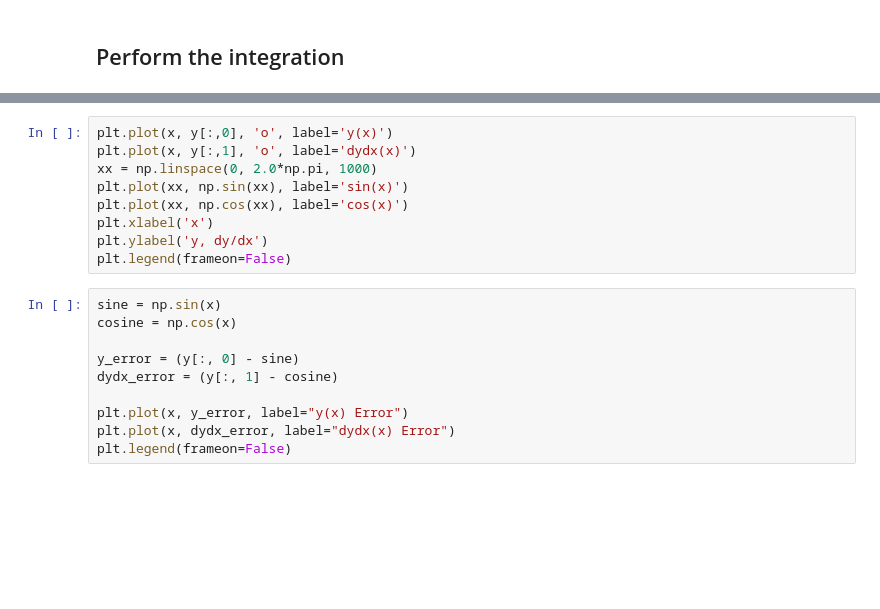
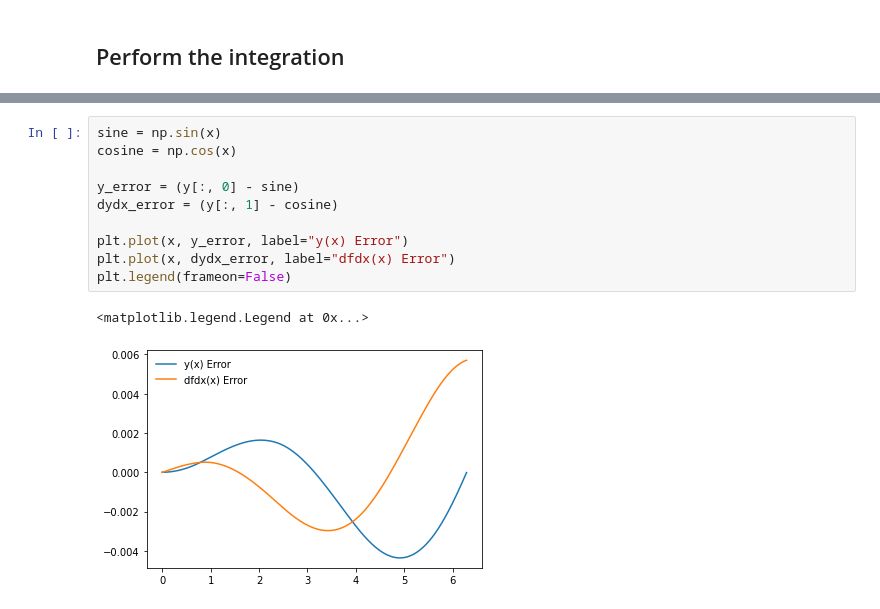
Before and after one commit to Aukau/Astr-119, a Jupyter notebook: astr-119-hw/astr-119-hw-6/hw-6.ipynb, the cells around one changed output, grey strips where cells are left out. Saved outputs shown, nothing was run; the diff lists cells and outputs as text; blank space fills up the shorter version.

```diff
--- a/astr-119-hw/astr-119-hw-6/hw-6.ipynb
+++ b/astr-119-hw/astr-119-hw-6/hw-6.ipynb
@@ -226,19 +255,13 @@ x,y = rk4_mv(dydx, a, b, y_0, tolerance)
-# %%
-plt.plot(x, y[:,0], 'o', label='y(x)')
-plt.plot(x, y[:,1], 'o', label='dydx(x)')
-xx = np.linspace(0, 2.0*np.pi, 1000)
-plt.plot(xx, np.sin(xx), label='sin(x)')
-plt.plot(xx, np.cos(xx), label='cos(x)')
-plt.xlabel('x')
-plt.ylabel('y, dy/dx')
-plt.legend(frameon=False)
 # %%
 sine = np.sin(x)
 cosine = np.cos(x)
 
 y_error = (y[:, 0] - sine)
 dydx_error = (y[:, 1] - cosine)
 
 plt.plot(x, y_error, label="y(x) Error")
-plt.plot(x, dydx_error, label="dydx(x) Error")
+plt.plot(x, dydx_error, label="dfdx(x) Error")
 plt.legend(frameon=False)
+# %% [output]
+<matplotlib.legend.Legend at 0x...>
+[figure, added]
```
Also changed, not shown: parts of 8 cells of this notebook.
